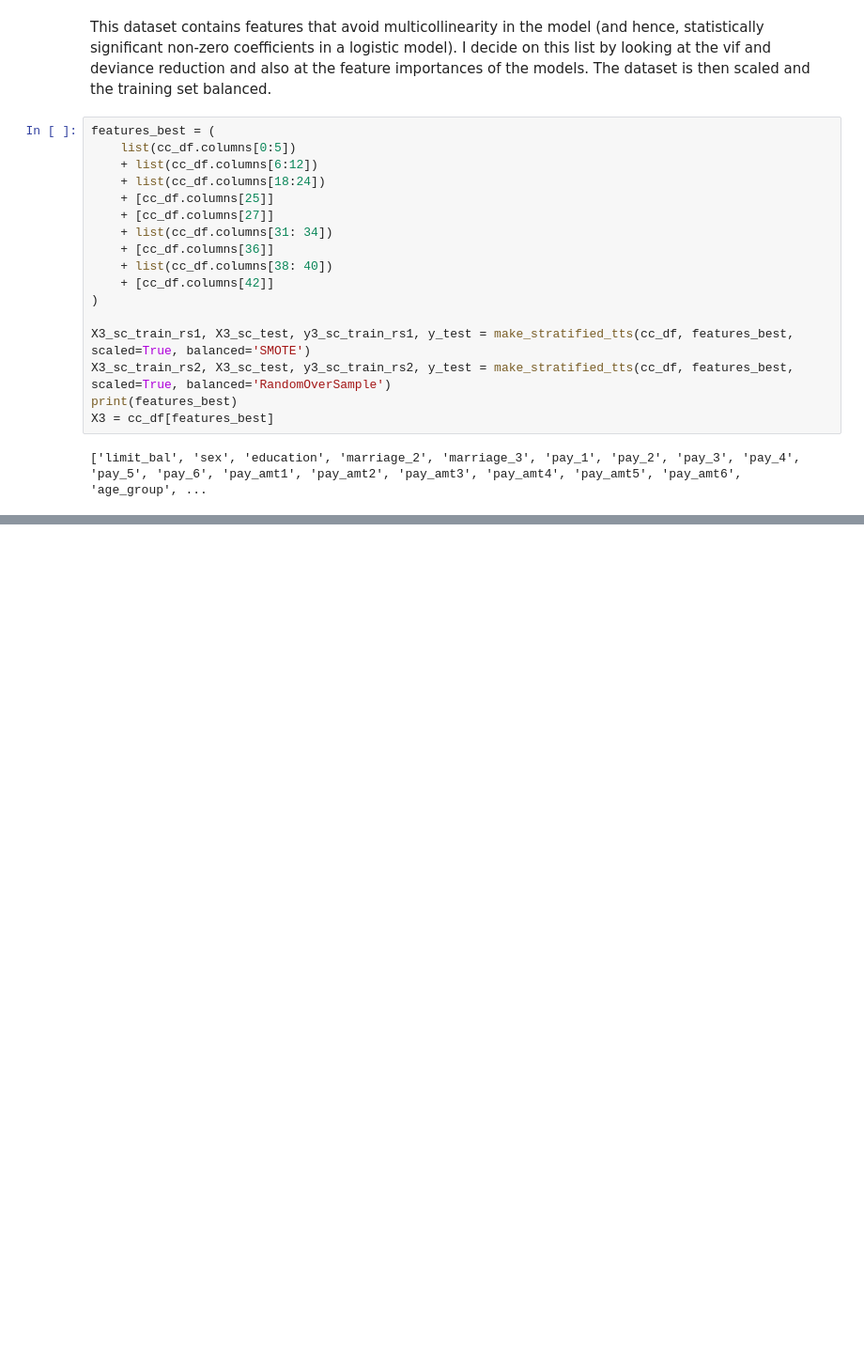
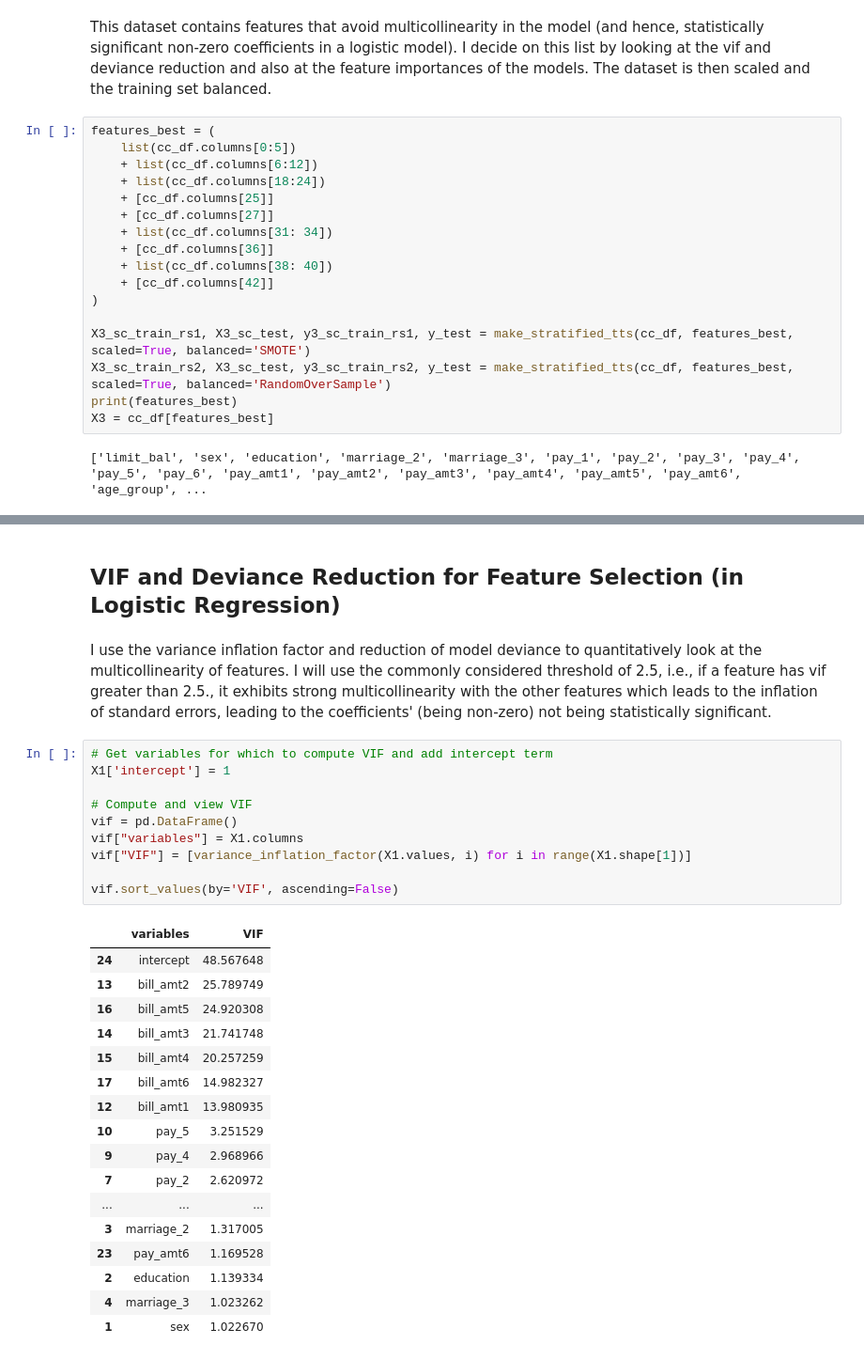
Before and after one commit to Aniket-Satpute/Credit-Card-Default-Prediction, a Jupyter notebook: Credit_Card_Default_Prediction_aniket.ipynb, the cells around one changed output, grey strips where cells are left out. Shown at 94% size. Saved outputs shown, nothing was run; the diff lists cells and outputs as text; blank space fills up the shorter version.

```diff
--- a/Credit_Card_Default_Prediction_aniket.ipynb
+++ b/Credit_Card_Default_Prediction_aniket.ipynb
@@ -649,0 +781,33 @@ X3 = cc_df[features_best]
+# %% [markdown]
+<a id='vif'></a>
+## VIF and Deviance Reduction for Feature Selection (in Logistic Regression)<br>
+# %% [markdown]
+I use the variance inflation factor and reduction of model deviance to quantitatively look at the multicollinearity of features. I will use the commonly considered threshold of 2.5, i.e., if a feature has vif greater than 2.5., it exhibits strong multicollinearity with the other features which leads to the inflation of standard errors, leading to the coefficients' (being non-zero) not being statistically significant.
+# %%
+# Get variables for which to compute VIF and add intercept term
+X1['intercept'] = 1
+
+# Compute and view VIF
+vif = pd.DataFrame()
+vif["variables"] = X1.columns
+vif["VIF"] = [variance_inflation_factor(X1.values, i) for i in range(X1.shape[1])]
+
+vif.sort_values(by='VIF', ascending=False)
+# %% [output]
+|  | variables | VIF |
+| 24 | intercept | 48.567648 |
+| 13 | bill_amt2 | 25.789749 |
+| 16 | bill_amt5 | 24.920308 |
+| 14 | bill_amt3 | 21.741748 |
+| 15 | bill_amt4 | 20.257259 |
+| 17 | bill_amt6 | 14.982327 |
+| 12 | bill_amt1 | 13.980935 |
+| 10 | pay_5 | 3.251529 |
+| 9 | pay_4 | 2.968966 |
+| 7 | pay_2 | 2.620972 |
+| ... | ... | ... |
+| 3 | marriage_2 | 1.317005 |
+| 23 | pay_amt6 | 1.169528 |
+| 2 | education | 1.139334 |
+| 4 | marriage_3 | 1.023262 |
+| 1 | sex | 1.022670 |
```
Also changed, not shown: parts of 5 cells of this notebook.
